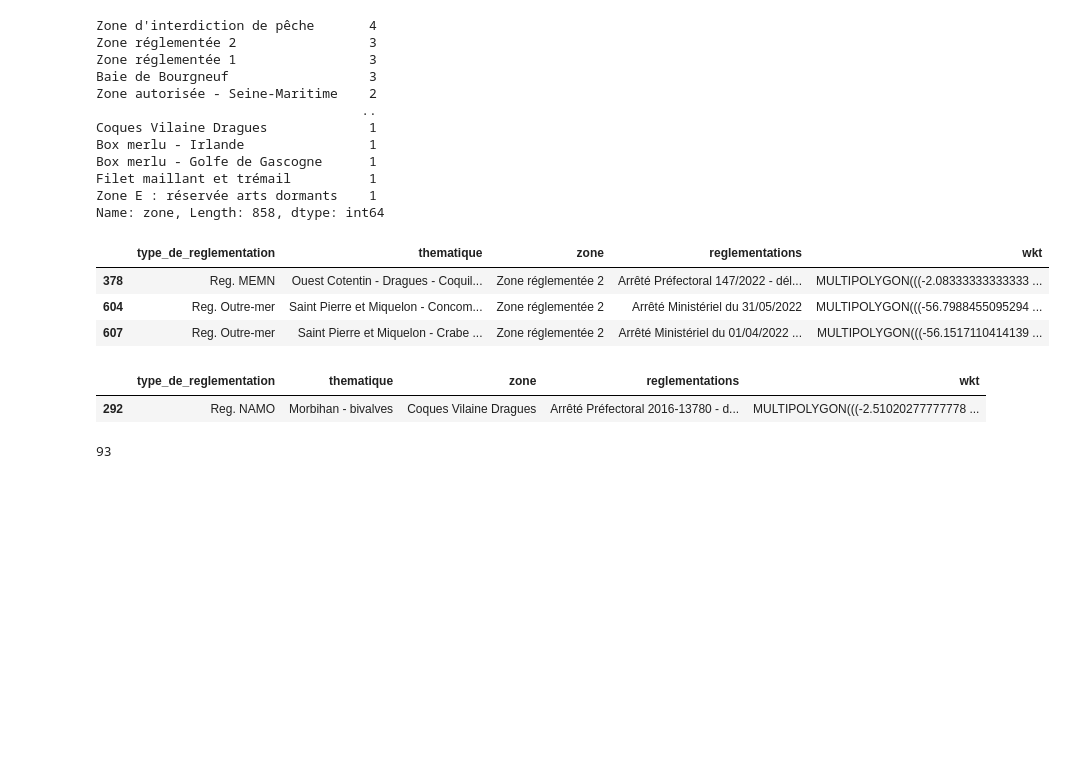
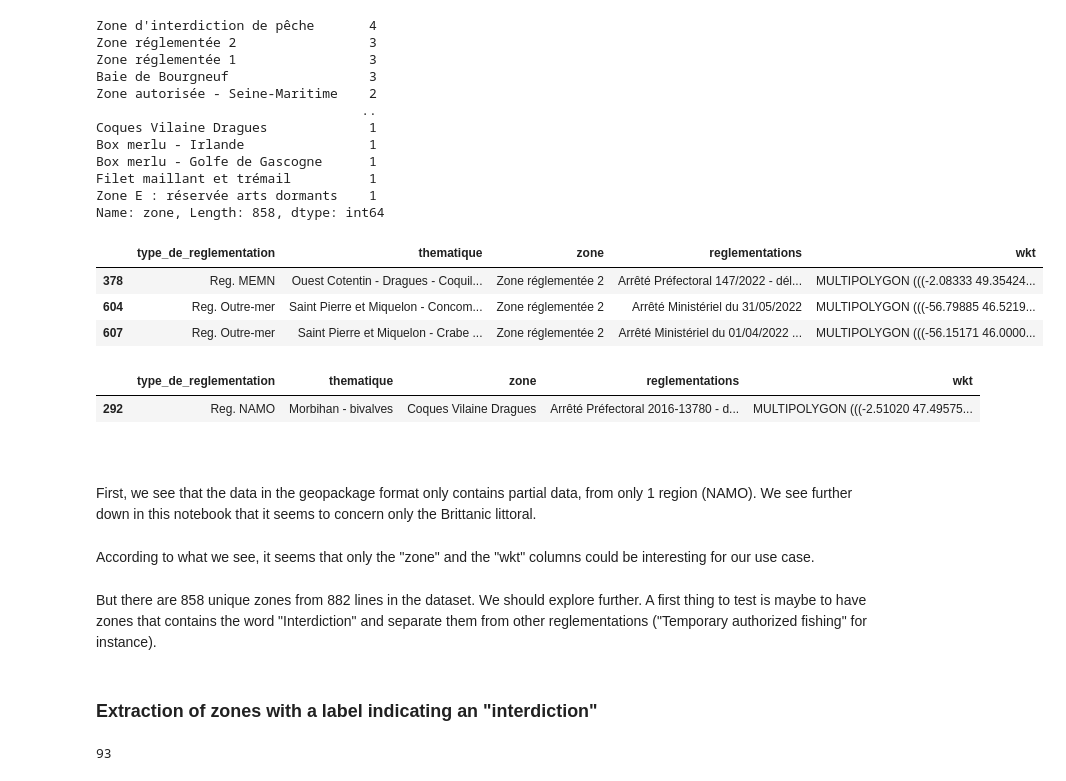
Before and after one commit to dataforgoodfr/12_bloom, a Jupyter notebook: data_science/notebooks/Exploration_reglementation_peches.ipynb, the cells around one changed output. Cells and saved outputs as stored; diff of their text form; code cells hidden in the pictures; blank space fills up the shorter version.

```diff
--- a/data_science/notebooks/Exploration_reglementation_peches.ipynb
+++ b/data_science/notebooks/Exploration_reglementation_peches.ipynb
@@ -5,0 +13,4 @@ data = pd.read_csv('reglementation-des-peches-cartographiee.csv')
+# %%
+data.wkt = gpd.GeoSeries.from_wkt(data.wkt)
+# %%
+data_csv_geo = gpd.GeoDataFrame(data, geometry='wkt')
@@ -93,16 +136,26 @@ Filet maillant et trémail          1
 Zone E : réservée arts dormants    1
 Name: zone, Length: 858, dtype: int64
 # %%
-data[data.zone == "Zone réglementée 2"]
+data_csv_geo[data_csv_geo.zone == "Zone réglementée 2"]
 # %% [output]
 |  | type_de_reglementation | thematique | zone | reglementations | wkt |
-| 378 | Reg. MEMN | Ouest Cotentin - Dragues - Coquil... | Zone réglementée 2 | Arrêté Préfectoral 147/2022 - dél... | MULTIPOLYGON(((-2.08333333333333 ... |
-| 604 | Reg. Outre-mer | Saint Pierre et Miquelon - Concom... | Zone réglementée 2 | Arrêté Ministériel du 31/05/2022 | MULTIPOLYGON(((-56.7988455095294 ... |
-| 607 | Reg. Outre-mer | Saint Pierre et Miquelon - Crabe ... | Zone réglementée 2 | Arrêté Ministériel du 01/04/2022 ... | MULTIPOLYGON(((-56.1517110414139 ... |
+| 378 | Reg. MEMN | Ouest Cotentin - Dragues - Coquil... | Zone réglementée 2 | Arrêté Préfectoral 147/2022 - dél... | MULTIPOLYGON (((-2.08333 49.35424... |
+| 604 | Reg. Outre-mer | Saint Pierre et Miquelon - Concom... | Zone réglementée 2 | Arrêté Ministériel du 31/05/2022 | MULTIPOLYGON (((-56.79885 46.5219... |
+| 607 | Reg. Outre-mer | Saint Pierre et Miquelon - Crabe ... | Zone réglementée 2 | Arrêté Ministériel du 01/04/2022 ... | MULTIPOLYGON (((-56.15171 46.0000... |
 # %%
-data[data.zone == "Coques Vilaine Dragues"]
+data_csv_geo[data_csv_geo.zone == "Coques Vilaine Dragues"]
 # %% [output]
 |  | type_de_reglementation | thematique | zone | reglementations | wkt |
-| 292 | Reg. NAMO | Morbihan - bivalves | Coques Vilaine Dragues | Arrêté Préfectoral 2016-13780 - d... | MULTIPOLYGON(((-2.51020277777778 ... |
+| 292 | Reg. NAMO | Morbihan - bivalves | Coques Vilaine Dragues | Arrêté Préfectoral 2016-13780 - d... | MULTIPOLYGON (((-2.51020 47.49575... |
+# %% [markdown]
+<br>
+# %% [markdown]
+First, we see that the data in the geopackage format only contains partial data, from only 1 region (NAMO). We see further down in this notebook that it seems to concern only the Brittanic littoral.
+# %% [markdown]
+According to what we see, it seems that only the "zone" and the "wkt" columns could be interesting for our use case.
+# %% [markdown]
+But there are 858 unique zones from 882 lines in the dataset. We should explore further. A first thing to test is maybe to have zones that contains the word "Interdiction" and separate them from other reglementations ("Temporary authorized fishing" for instance).
+# %% [markdown]
+### Extraction of zones with a label indicating an "interdiction"
 # %%
 zones_interdites = []
```
Also changed, not shown: parts of 33 cells of this notebook, 2 other files.
